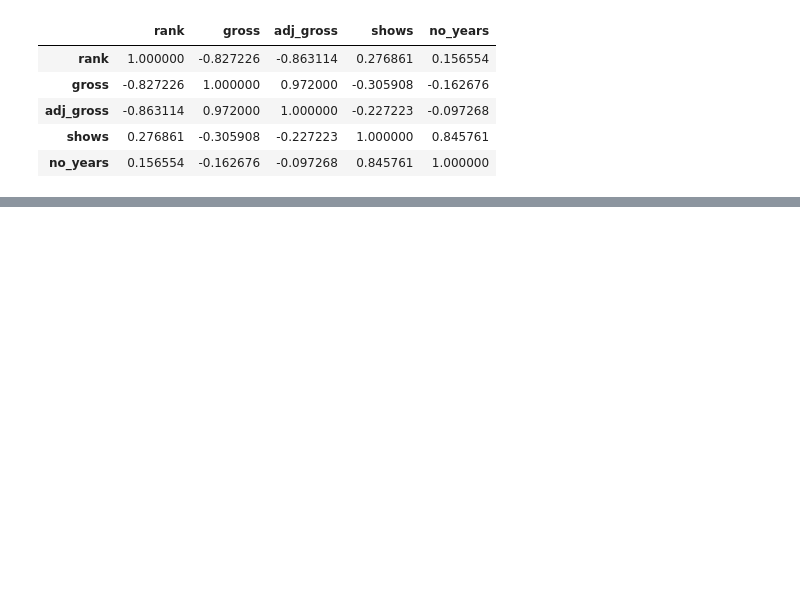
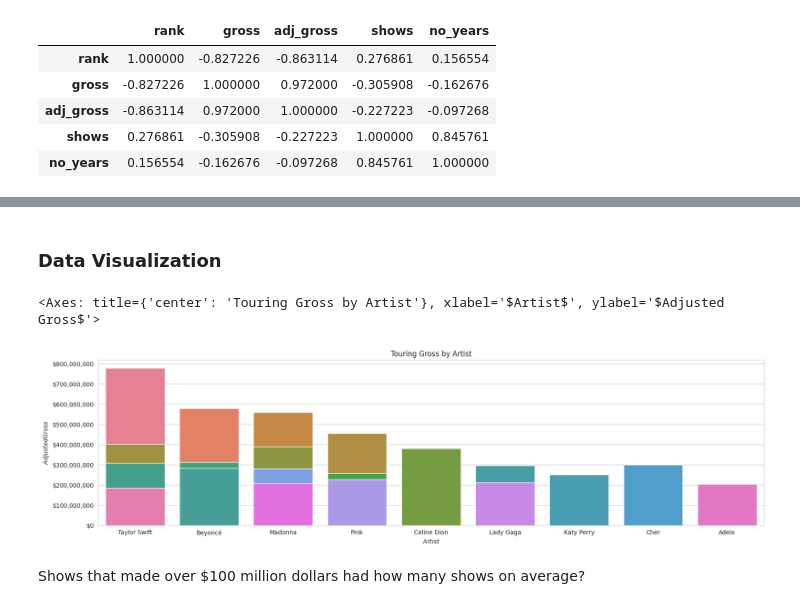
Before and after one commit to LouisObinabo/eda-grossing-concerts-by-women, a Jupyter notebook: Statistics and Trends - Assignment.ipynb, the cells around one changed output, grey strips where cells are left out. Saved outputs shown, nothing was run; the diff lists cells and outputs as text; code cells hidden in the pictures; blank space fills up the shorter version.

```diff
--- a/Statistics and Trends - Assignment.ipynb
+++ b/Statistics and Trends - Assignment.ipynb
@@ -270,8 +311,0 @@ Considering the correlation of the distribution:
-# %%
-def plot_bar(x, y):
-    """
-    A function to plot a bar chart of categories `x`, having frequency `y`
-    :param x: The categories of the data
-    :param y: The frequency of the categories
-    """
-    ...
@@ -308,0 +335,40 @@ def plot_confusion_matrix(x):
+# %% [markdown]
+### Data Visualization
+# %%
+# Define custom formatting function
+def dollar_formatter(x, pos):
+    """
+    Custom formatting function to display dollar values.
+    """
+    return "${:,.0f}".format(x)
+# %%
+def plot_bar():
+    """
+    A function to plot a bar chart of categories `x`, having frequency `y`.
+    It plots a stacked bar chart of artists and the gross generated from their tours.
+
+    :returns: 'Touring Gross by Artist' figure
+    :rtype: matplotlib.axes.Axes
+    """
+    # Increase the size of the figure
+    plt.figure(figsize=(20, 5))
+
+    plt.xlabel("$Artist$")
+    plt.ylabel("$Adjusted Gross$")
+    plt.title("Touring Gross by Artist")
+    formatter = FuncFormatter(dollar_formatter)
+    plt.gca().yaxis.set_major_formatter(formatter)
+    return sns.barplot(
+        x=df["artist"],
+        y=df["adj_gross"],
+        hue=df["tour_title"],
+        dodge=False,
+        legend=False,
+    )
+# %%
+plot_bar()
+# %% [output]
+<Axes: title={'center': 'Touring Gross by Artist'}, xlabel='$Artist$', ylabel='$Adjusted Gross$'>
+[figure, added]
+# %% [markdown]
+Shows that made over \$100 million dollars had how many shows on average?
```
Also changed, not shown: parts of 23 cells of this notebook, 1 other file.
